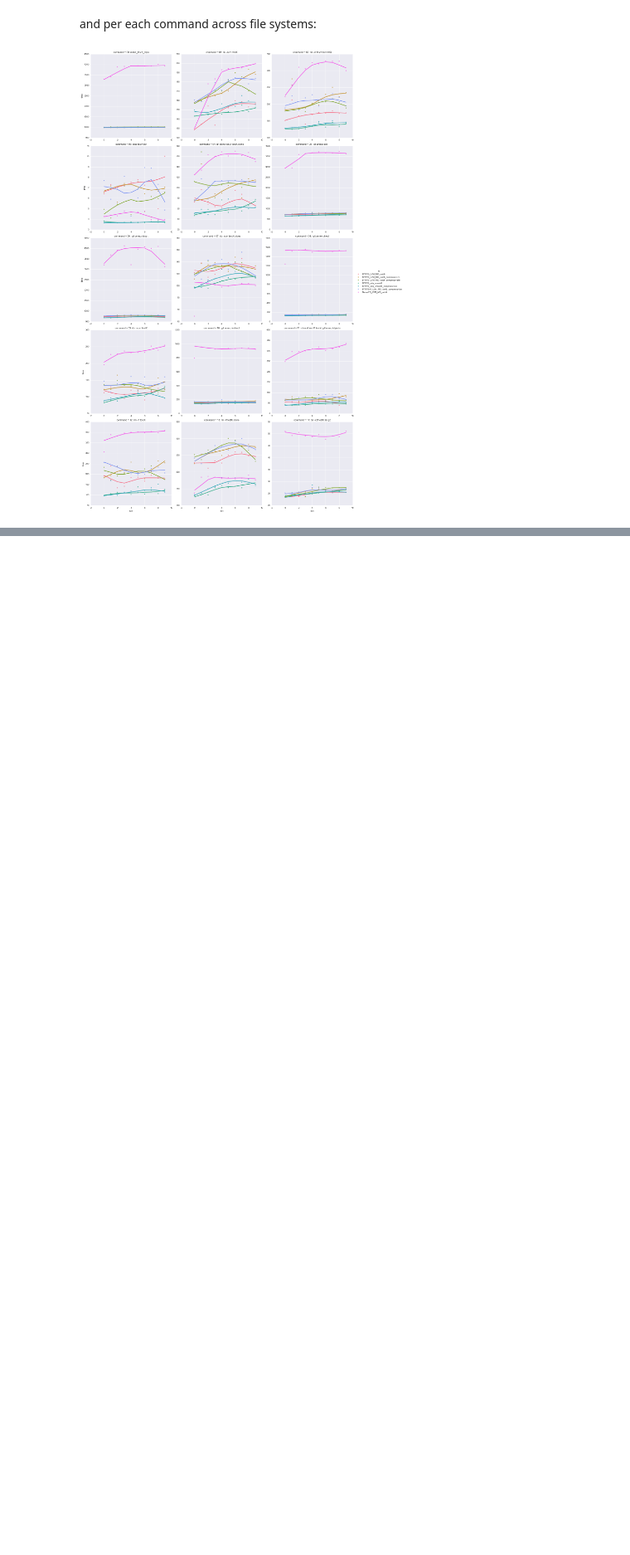
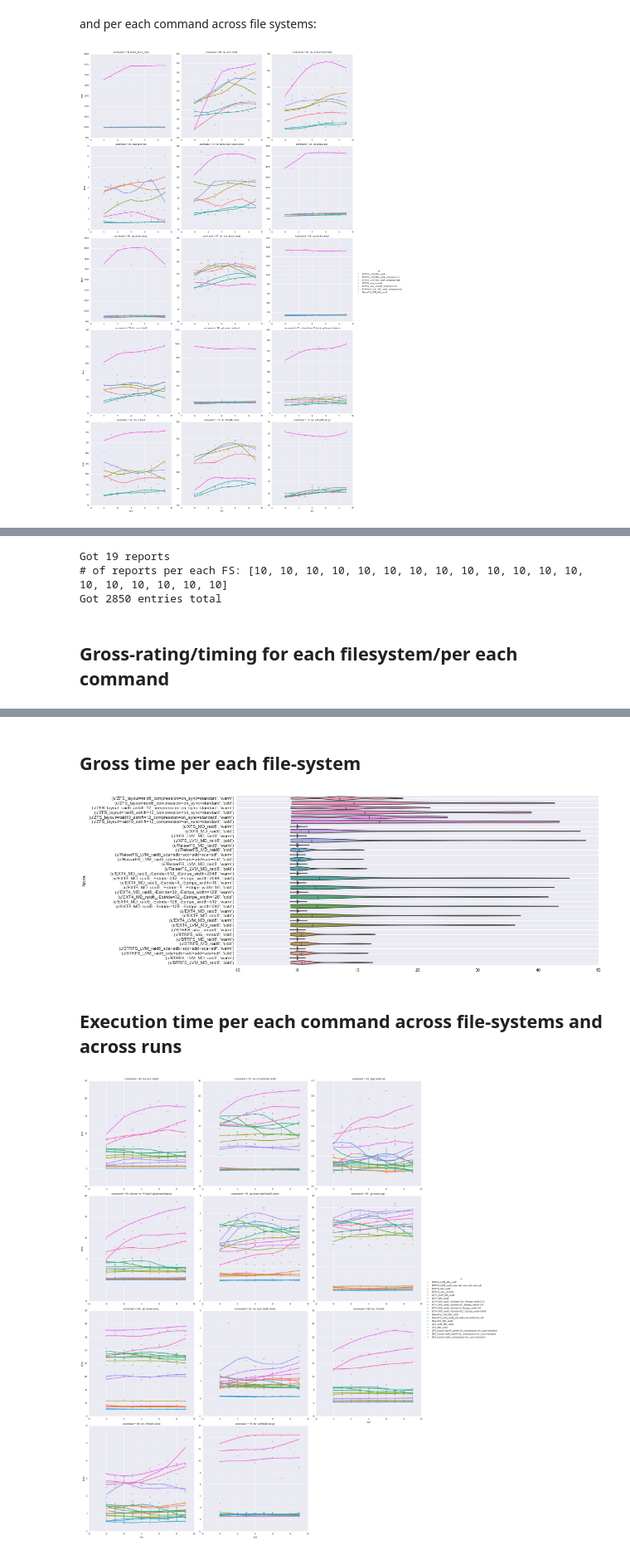
Before and after one commit to datalad/benchmarking, a Jupyter notebook: test_fs_analysis.ipynb, the cells around one changed output, grey strips where cells are left out. Shown at 83% size. Saved outputs shown, nothing was run; the diff lists cells and outputs as text; code cells hidden in the pictures; blank space fills up the shorter version.

```diff
--- a/test_fs_analysis.ipynb
+++ b/test_fs_analysis.ipynb
@@ -111,3 +120,18 @@ def get_ratings(values):
 def get_rating_values(values):
     values_argsort = np.argsort(values)
     return ["%d/%.2f" % (x[1], values[x[0]]) for x in sorted(zip(values_argsort, range(len(values))))]
+def rate_filesystems(df, run_type='cold'):
+    dfm = df.pivot_table(index=['fs', 'command'], columns=['run_type'], values=['time'],  aggfunc=np.mean)
+    dfm = dfm[('time', run_type)]
+    dfm.dropna(inplace=True)
+    dfm_per_cmd = dfm.unstack(level=0).T
+    # select few representatives ones we are interested in
+    #dfm_per_cmd = dfm_per_cmd.ix[['%s_LVM_MD_raid6' % fs for fs in ['EXT4', 'BTRFS', 'XFS', 'ReiserFS']]+['ZFS_layout=raid10_ashift=12_compression=on_sync=standard']]#, EXT4_LVM_MD_raid6]]
+    dfm_per_cmd_rating_values = dfm_per_cmd.copy()
+    dfm_per_cmd_ratings = dfm_per_cmd.copy()
+
+    for icol in xrange(len(dfm_per_cmd.columns)):
+        dfm_per_cmd_rating_values[dfm_per_cmd.columns[icol]] = get_rating_values(dfm_per_cmd.icol(icol).values)
+        dfm_per_cmd_ratings[dfm_per_cmd.columns[icol]] = get_ratings(dfm_per_cmd.icol(icol).values)
+    dfm_per_cmd_rating_values.insert(0, 'rating', dfm_per_cmd_ratings.median(axis=1))
+    return dfm_per_cmd_rating_values
@@ -162,3 +150,23 @@ and per each command across file systems:
 sns.lmplot(col="command", hue="fs", **ckwargs);
 # %% [output]
 [figure]
+# %%
+def summary_plots(df, run_type='cold', gross_violins=False):
+    display(HTML("<H2>Gross-rating/timing for each filesystem/per each command</H2>"))
+    display(rate_filesystems(df, run_type=run_type))
+
+    if gross_violins:
+        plt.figure(figsize=(15, 7))
+        display(HTML("<H2>Gross time per each file-system</H2>"))
+        sns.violinplot(df.time, groupby=[df.fs, df.run_type], vert=False, bw=0.4);
+        plt.show();
+
+    df_ = df[df['run_type'] == run_type]
+    ckwargs = dict(x="run", y="time", data=df_, sharey=False, sharex=False,
+               col_wrap=3, size=7, lowess=True)
+
+    # sns.lmplot(col="fs", hue="command", **ckwargs);  # not that interesting/easy to analyze actually
+    display(HTML("<H2>Execution time per each command across file-systems and across runs</H2>"))
+    #plt.figure();
+    sns.lmplot(col="command", hue="fs", **ckwargs);
+    plt.show();
@@ -164,0 +179,8 @@ sns.lmplot(col="command", hue="fs", **ckwargs);
+# %%
+df = reports_to_dataframe(load_reports('simpleannex_ndirs=20_nfiles=100-', equal_length=True))
+summary_plots(df, 'cold', gross_violins=True)
+# %% [output]
+Got 19 reports
+# of reports per each FS: [10, 10, 10, 10, 10, 10, 10, 10, 10, 10, 10, 10, 10, 10, 10, 10, 10, 10, 10]
+Got 2850 entries total
+Gross-rating/timing for each filesystem/per each command
@@ -164,0 +205,4 @@ sns.lmplot(col="command", hue="fs", **ckwargs);
+Gross time per each file-system
+[figure, added]
+Execution time per each command across file-systems and across runs
+[figure, added]
```
Also changed, not shown: parts of 22 cells of this notebook.
